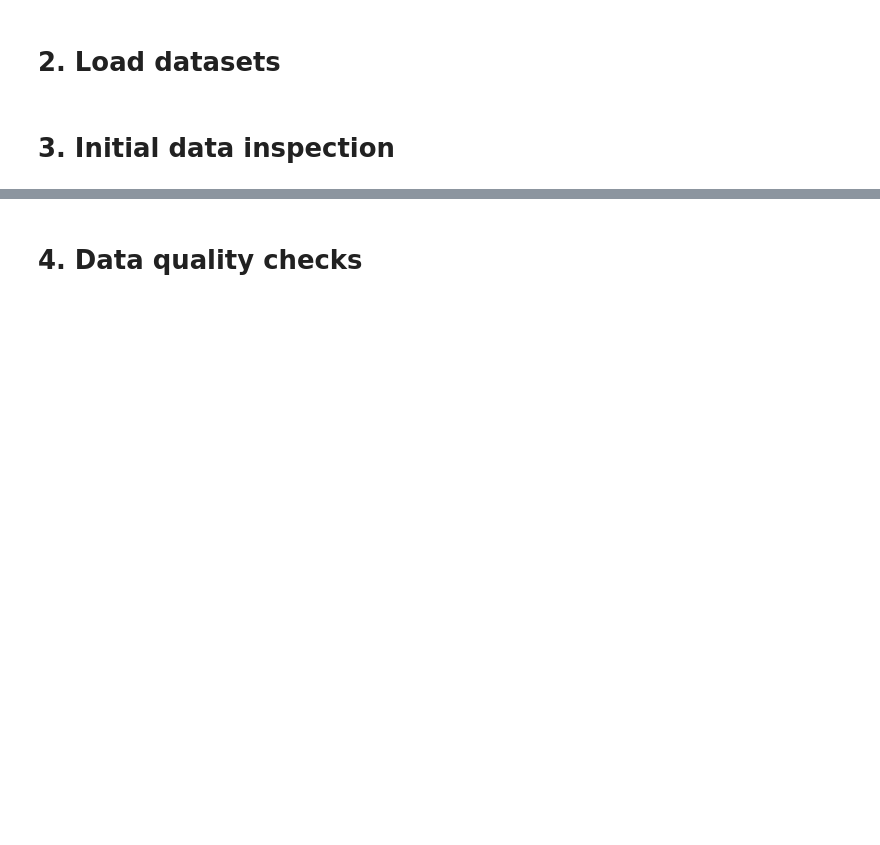
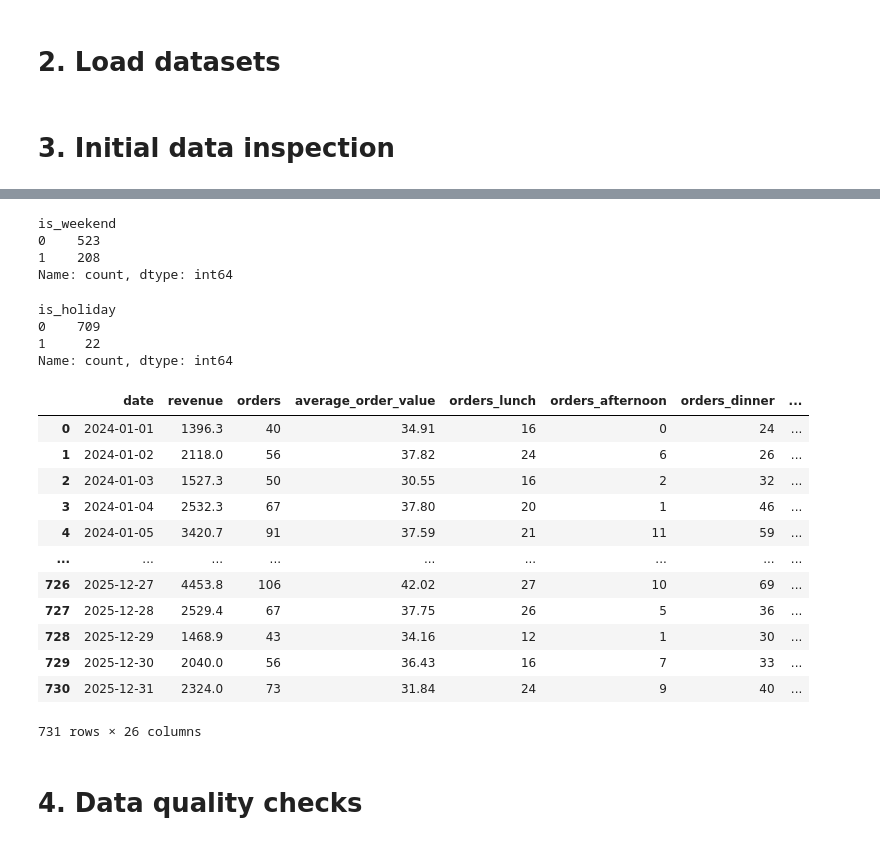
Before and after one commit to satish-shrestha-4u/restrodine-restaurant-intelligence, a Jupyter notebook: notebooks/data_cleaning.ipynb, the cells around one changed output, grey strips where cells are left out. Drawn from its saved outputs; the diff is of its cells as text; code cells hidden in the pictures; blank space fills up the shorter version.

Commit message:
data cleaning and investigation

```diff
--- a/notebooks/data_cleaning.ipynb
+++ b/notebooks/data_cleaning.ipynb
@@ -26,5 +26,8 @@ promotions_df = pd.read_csv('../data/promotions.csv').copy()
 reviews_df = pd.read_csv('../data/reviews.csv').copy()
 shifts_df = pd.read_csv('../data/shifts.csv').copy()
 weather_df = pd.read_csv('../data/weather.csv').copy()
+
+daily_model_table_df = pd.read_csv('../data/daily_model_table.csv').copy()
+review_aspect_labels_df = pd.read_csv('../data/review_aspect_labels.csv').copy()
 # %% [markdown]
 # 3. Initial data inspection
@@ -201,0 +309,30 @@ weather_df.nsmallest(50, 'temperature_c')
+# %%
+calendar_df["is_weekend"].value_counts()
+# %% [output]
+is_weekend
+0    523
+1    208
+Name: count, dtype: int64
+# %%
+calendar_df["is_holiday"].value_counts()
+# %% [output]
+is_holiday
+0    709
+1     22
+Name: count, dtype: int64
+# %%
+daily_model_table_df
+# %% [output]
+|  | date | revenue | orders | average_order_value | orders_lunch | orders_afternoon | orders_dinner | ... |
+| 0 | 2024-01-01 | 1396.3 | 40 | 34.91 | 16 | 0 | 24 | ... |
+| 1 | 2024-01-02 | 2118.0 | 56 | 37.82 | 24 | 6 | 26 | ... |
+| 2 | 2024-01-03 | 1527.3 | 50 | 30.55 | 16 | 2 | 32 | ... |
+| 3 | 2024-01-04 | 2532.3 | 67 | 37.80 | 20 | 1 | 46 | ... |
+| 4 | 2024-01-05 | 3420.7 | 91 | 37.59 | 21 | 11 | 59 | ... |
+| ... | ... | ... | ... | ... | ... | ... | ... | ... |
+| 726 | 2025-12-27 | 4453.8 | 106 | 42.02 | 27 | 10 | 69 | ... |
+| 727 | 2025-12-28 | 2529.4 | 67 | 37.75 | 26 | 5 | 36 | ... |
+| 728 | 2025-12-29 | 1468.9 | 43 | 34.16 | 12 | 1 | 30 | ... |
+| 729 | 2025-12-30 | 2040.0 | 56 | 36.43 | 16 | 7 | 33 | ... |
+| 730 | 2025-12-31 | 2324.0 | 73 | 31.84 | 24 | 9 | 40 | ... |
+731 rows × 26 columns
```
Also changed, not shown: parts of 29 cells of this notebook.
